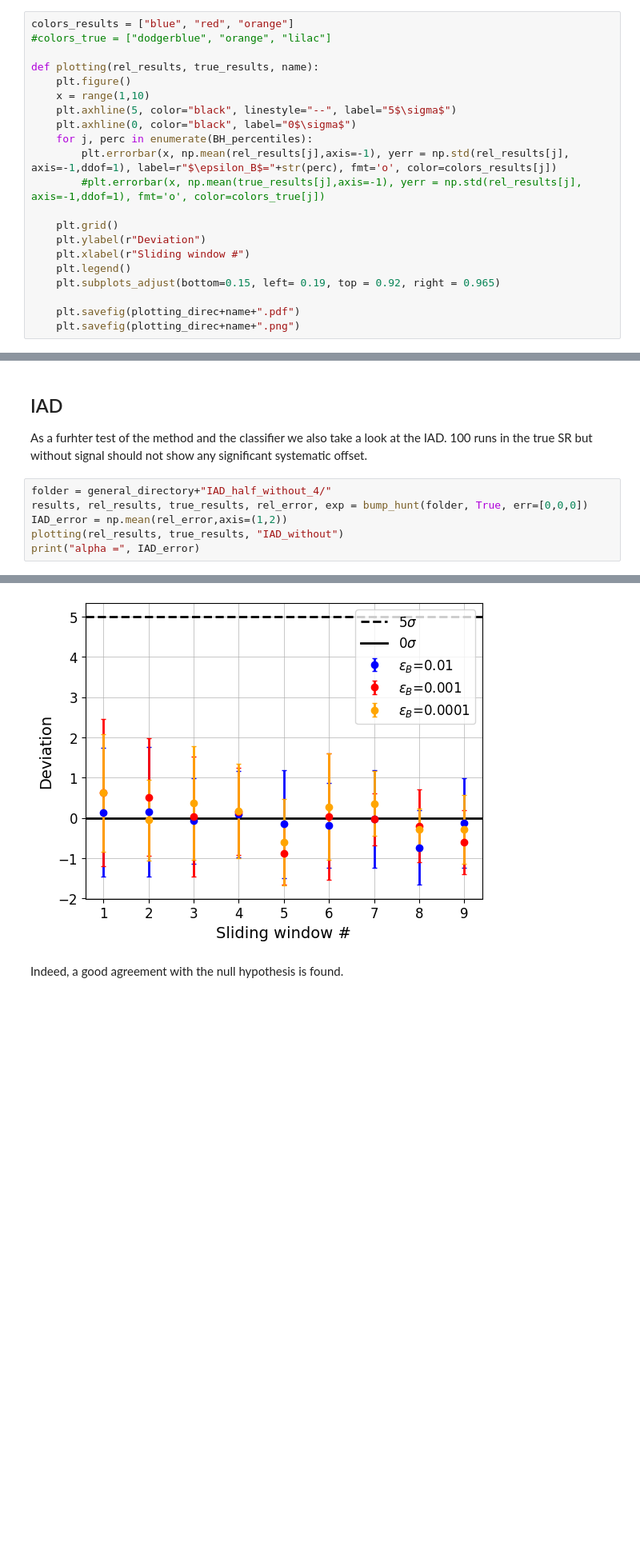
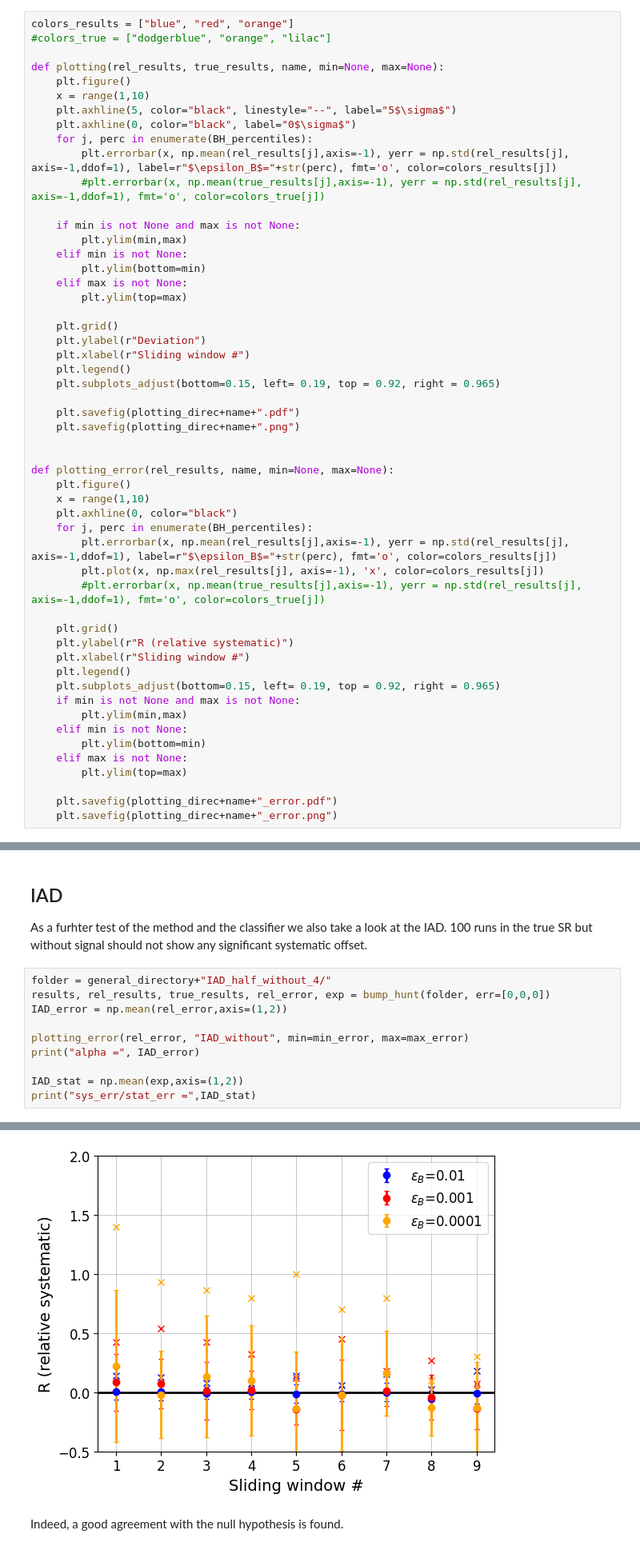
Before and after one commit to mariehein/bumphunt_paper, a Jupyter notebook: bumphunt_plotting_proper_plots.ipynb, the cells around one changed output, grey strips where cells are left out. Shown at 80% size. Cells and saved outputs as stored; diff of their text form; blank space fills up the shorter version.

```diff
--- a/bumphunt_plotting_proper_plots.ipynb
+++ b/bumphunt_plotting_proper_plots.ipynb
@@ -140,7 +124,7 @@ def bump_hunt(folder, cwola, err=None, runs=10, turn_around=False):
 colors_results = ["blue", "red", "orange"]
 #colors_true = ["dodgerblue", "orange", "lilac"]
 
-def plotting(rel_results, true_results, name):
+def plotting(rel_results, true_results, name, min=None, max=None):
     plt.figure()
     x = range(1,10)
     plt.axhline(5, color="black", linestyle="--", label="5$\sigma$")
@@ -148,6 +132,13 @@ def plotting(rel_results, true_results, name):
     for j, perc in enumerate(BH_percentiles):
         plt.errorbar(x, np.mean(rel_results[j],axis=-1), yerr = np.std(rel_results[j], axis=-1,ddof=1), label=r"$\epsilon_B$="+str(perc), fmt='o', color=colors_results[j])
         #plt.errorbar(x, np.mean(true_results[j],axis=-1), yerr = np.std(rel_results[j], axis=-1,ddof=1), fmt='o', color=colors_true[j])
+
+    if min is not None and max is not None:
+        plt.ylim(min,max)
+    elif min is not None:
+        plt.ylim(bottom=min)
+    elif max is not None:
+        plt.ylim(top=max)
 
     plt.grid()
     plt.ylabel(r"Deviation")
@@ -157,6 +148,31 @@ def plotting(rel_results, true_results, name):
 
     plt.savefig(plotting_direc+name+".pdf")
     plt.savefig(plotting_direc+name+".png")
+
+
+def plotting_error(rel_results, name, min=None, max=None):
+    plt.figure()
+    x = range(1,10)
+    plt.axhline(0, color="black")
+    for j, perc in enumerate(BH_percentiles):
+        plt.errorbar(x, np.mean(rel_results[j],axis=-1), yerr = np.std(rel_results[j], axis=-1,ddof=1), label=r"$\epsilon_B$="+str(perc), fmt='o', color=colors_results[j])
+        plt.plot(x, np.max(rel_results[j], axis=-1), 'x', color=colors_results[j])
+        #plt.errorbar(x, np.mean(true_results[j],axis=-1), yerr = np.std(rel_results[j], axis=-1,ddof=1), fmt='o', color=colors_true[j])
+
+    plt.grid()
+    plt.ylabel(r"R (relative systematic)")
+    plt.xlabel(r"Sliding window #")
+    plt.legend()
+    plt.subplots_adjust(bottom=0.15, left= 0.19, top = 0.92, right = 0.965)
+    if min is not None and max is not None:
+        plt.ylim(min,max)
+    elif min is not None:
+        plt.ylim(bottom=min)
+    elif max is not None:
+        plt.ylim(top=max)
+
+    plt.savefig(plotting_direc+name+"_error.pdf")
+    plt.savefig(plotting_direc+name+"_error.png")
 # %% [markdown]
 ## CWoLa
 
@@ -227,9 +294,13 @@ plotting(rel_results, true_results, "cathode_norm")
 As a furhter test of the method and the classifier we also take a look at the IAD. 100 runs in the true SR but without signal should not show any significant systematic offset.
 # %%
 folder = general_directory+"IAD_half_without_4/"
-results, rel_results, true_results, rel_error, exp = bump_hunt(folder, True, err=[0,0,0])
+results, rel_results, true_results, rel_error, exp = bump_hunt(folder, err=[0,0,0])
 IAD_error = np.mean(rel_error,axis=(1,2))
-plotting(rel_results, true_results, "IAD_without")
+
+plotting_error(rel_error, "IAD_without", min=min_error, max=max_error)
 print("alpha =", IAD_error)
+
+IAD_stat = np.mean(exp,axis=(1,2))
+print("sys_err/stat_err =",IAD_stat)
 # %% [output]
 /hpcwork/zu992399/bumphunt_paper/IAD_half_without_4/
@@ -237,4 +309,4 @@ alpha = [-0.00784137 -0.01589623  0.01647511]
-[figure, old version]
+[figure, new version]
 # %% [markdown]
 Indeed, a good agreement with the null hypothesis is found.
 # %% [markdown]
```
Also changed, not shown: parts of 30 cells of this notebook, 10 other files.
